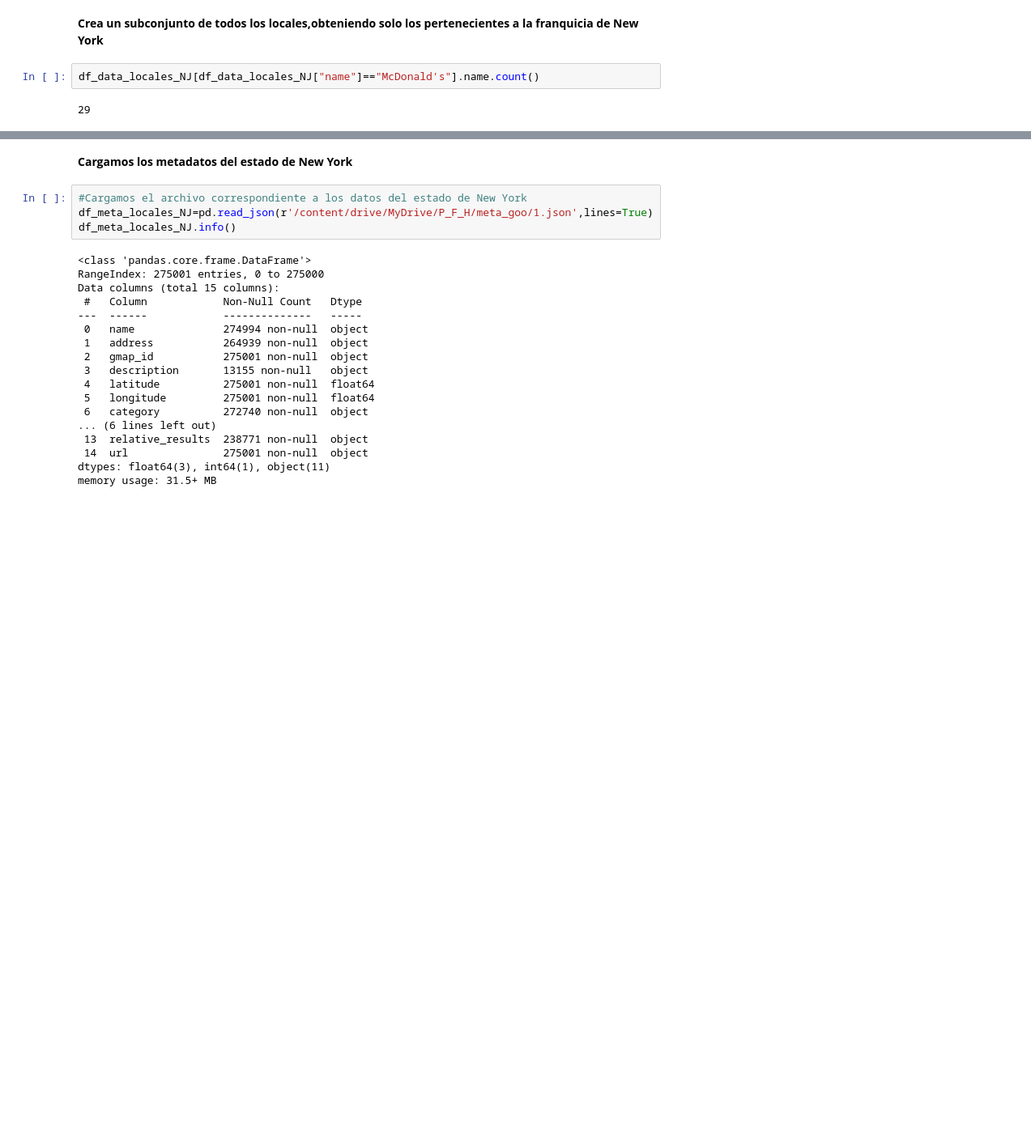
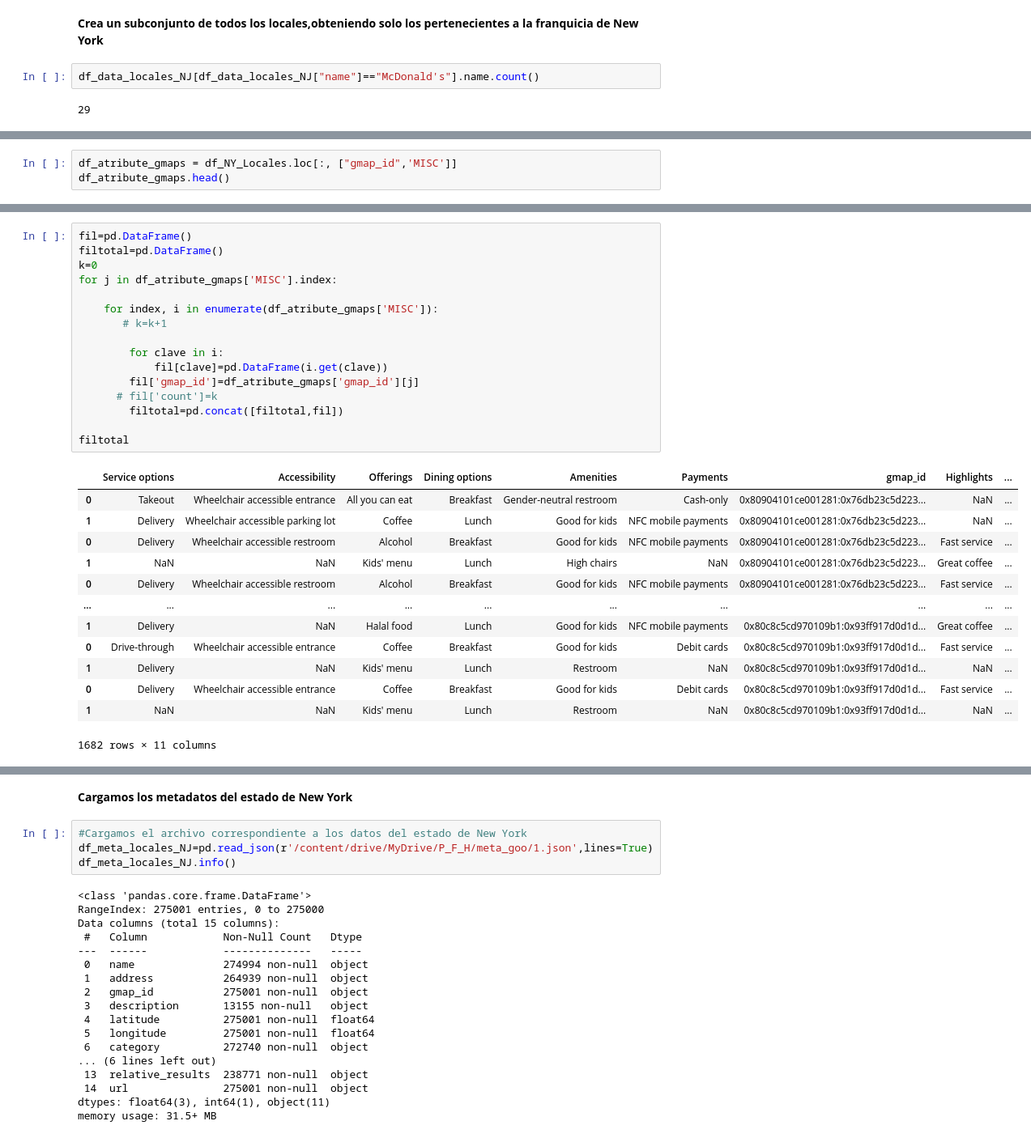
Before and after one commit to Datalogia/PG_12, a Jupyter notebook: ETL_Yelp_Gmaps.ipynb, the cells around one changed output, grey strips where cells are left out. Shown: that part at 81% size. Cells and saved outputs as stored; diff of their text form; blank space fills up the shorter version.

```diff
--- a/ETL_Yelp_Gmaps.ipynb
+++ b/ETL_Yelp_Gmaps.ipynb
@@ -1128,0 +1143,3 @@ df_NY_Locales.head(2)
+# %%
+df_atribute_gmaps = df_NY_Locales.loc[:, ["gmap_id",'MISC']]
+df_atribute_gmaps.head()
@@ -1128,0 +1157,30 @@ df_NY_Locales.head(2)
+# %%
+fil=pd.DataFrame()
+filtotal=pd.DataFrame()
+k=0
+for j in df_atribute_gmaps['MISC'].index:
+
+    for index, i in enumerate(df_atribute_gmaps['MISC']):
+       # k=k+1
+
+        for clave in i:
+            fil[clave]=pd.DataFrame(i.get(clave))
+        fil['gmap_id']=df_atribute_gmaps['gmap_id'][j]
+      # fil['count']=k
+        filtotal=pd.concat([filtotal,fil])
+
+filtotal
+# %% [output]
+|  | Service options | Accessibility | Offerings | Dining options | Amenities | Payments | gmap_id | Highlights | ... |
+| 0 | Takeout | Wheelchair accessible entrance | All you can eat | Breakfast | Gender-neutral restroom | Cash-only | 0x80904101ce001281:0x76db23c5d223... | NaN | ... |
+| 1 | Delivery | Wheelchair accessible parking lot | Coffee | Lunch | Good for kids | NFC mobile payments | 0x80904101ce001281:0x76db23c5d223... | NaN | ... |
+| 0 | Delivery | Wheelchair accessible restroom | Alcohol | Breakfast | Good for kids | NFC mobile payments | 0x80904101ce001281:0x76db23c5d223... | Fast service | ... |
+| 1 | NaN | NaN | Kids' menu | Lunch | High chairs | NaN | 0x80904101ce001281:0x76db23c5d223... | Great coffee | ... |
+| 0 | Delivery | Wheelchair accessible restroom | Alcohol | Breakfast | Good for kids | NFC mobile payments | 0x80904101ce001281:0x76db23c5d223... | Fast service | ... |
+| ... | ... | ... | ... | ... | ... | ... | ... | ... | ... |
+| 1 | Delivery | NaN | Halal food | Lunch | Good for kids | NFC mobile payments | 0x80c8c5cd970109b1:0x93ff917d0d1d... | Great coffee | ... |
+| 0 | Drive-through | Wheelchair accessible entrance | Coffee | Breakfast | Good for kids | Debit cards | 0x80c8c5cd970109b1:0x93ff917d0d1d... | Fast service | ... |
+| 1 | Delivery | NaN | Kids' menu | Lunch | Restroom | NaN | 0x80c8c5cd970109b1:0x93ff917d0d1d... | NaN | ... |
+| 0 | Delivery | Wheelchair accessible entrance | Coffee | Breakfast | Good for kids | Debit cards | 0x80c8c5cd970109b1:0x93ff917d0d1d... | Fast service | ... |
+| 1 | NaN | NaN | Kids' menu | Lunch | Restroom | NaN | 0x80c8c5cd970109b1:0x93ff917d0d1d... | NaN | ... |
+1682 rows × 11 columns
```
Also changed, not shown: parts of 9 cells of this notebook.
